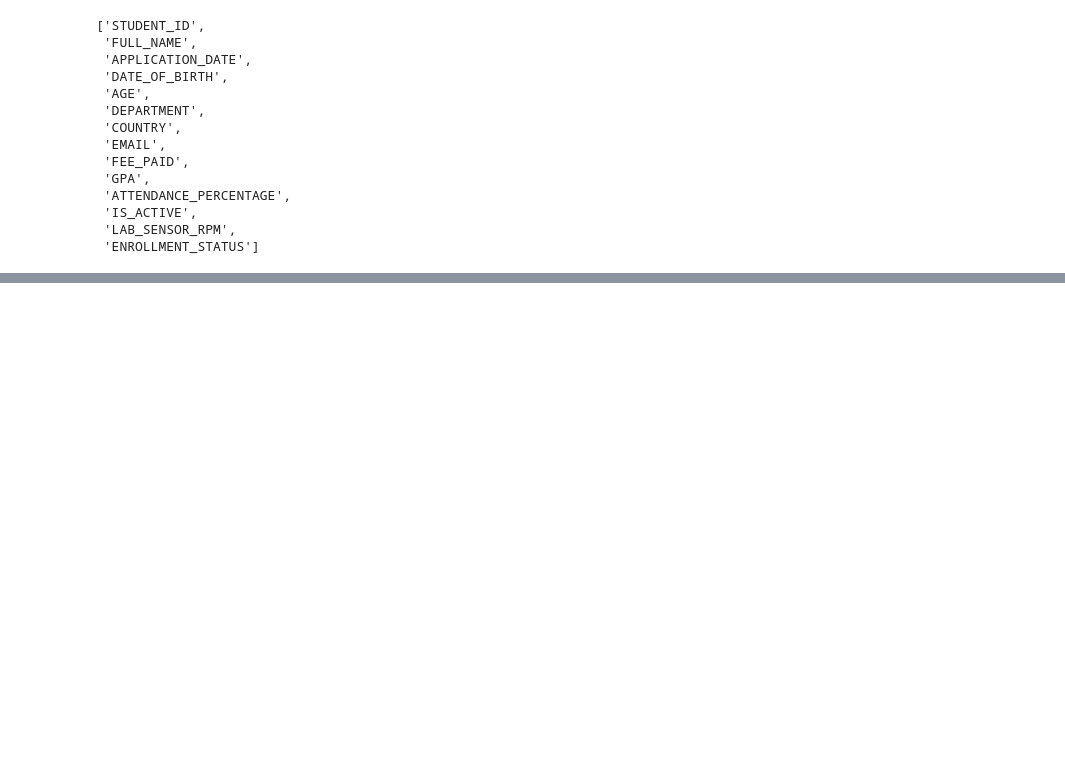
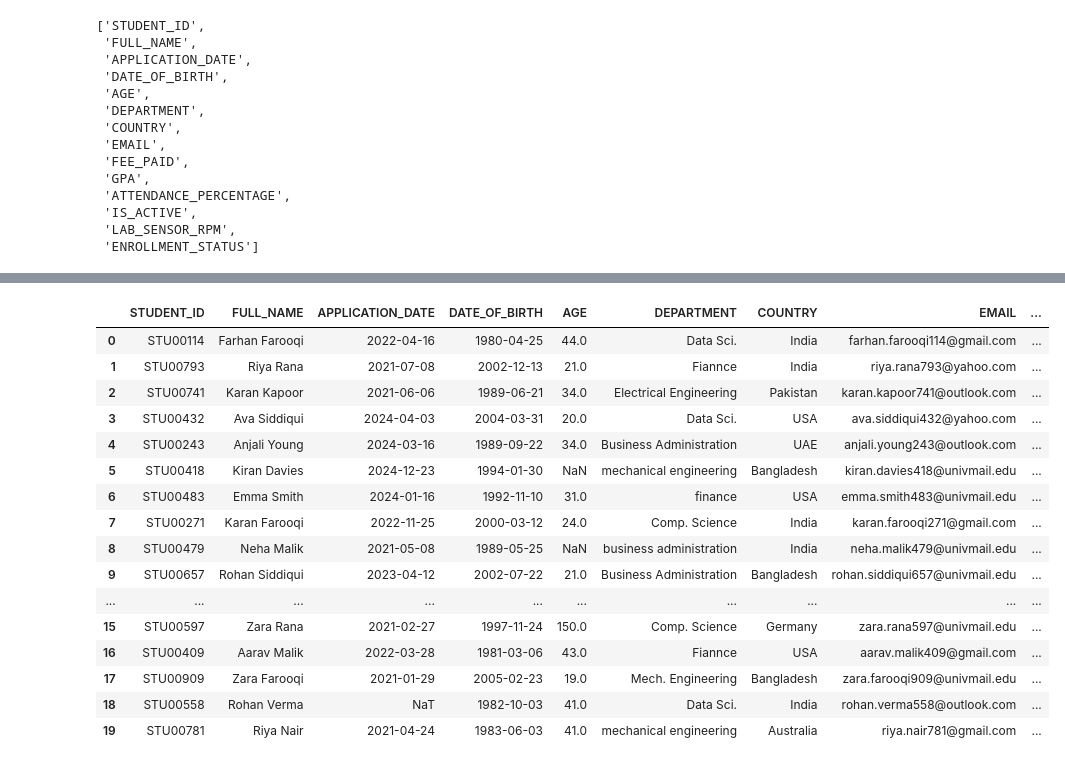
Before and after one commit to sohail-ansari0023/Becoming-A-Data-Analyst, a Jupyter notebook: Data_Cleaning_and_Preprocessing/notebooks/university_dataset.ipynb, the cells around one changed output, grey strips where cells are left out. Cells and saved outputs as stored; diff of their text form; code cells hidden in the pictures; blank space fills up the shorter version.

Commit message:
Did Deduplications, Targeted Types Casting both the part of Data Cleaning

```diff
--- a/Data_Cleaning_and_Preprocessing/notebooks/university_dataset.ipynb
+++ b/Data_Cleaning_and_Preprocessing/notebooks/university_dataset.ipynb
@@ -229,0 +237,15 @@ df.columns.tolist() # Final columns of dataframe perfectly standardized, which w
+# %%
+# let's count duplicates values in each rows.
+total_exact_duplicates: int = df.duplicated().sum()
+print(f'Found total of {total_exact_duplicates} exact duplicate rows')
+
+# View the actual duplicate rows (keep=False shows all copies of the duplicate)
+# print("\n-------Problem rows--------\n")
+#df[df.duplicated(keep=False)]
+
+# let's drop the exact duplicates and assign this new dataframe to df_clean.
+df_clean = df.drop_duplicates(ignore_index=True) # Ignore Index is very critical, to prevent miss indexing.
+
+# now let's check how many exact duplicates my new dataframe df_clean have. expected 0.
+total_dup_in_new_dataframe: int = df_clean.duplicated().sum()
+print(f'Number of duplicates in new Dataframe {total_dup_in_new_dataframe}')
@@ -229,0 +289,71 @@ df.columns.tolist() # Final columns of dataframe perfectly standardized, which w
+# %%
+# let's type cast the APPLICATION_DATE and DATE_OF_BIRTH.
+
+"""
+Handling dates is notoriously one of the most frustrating tasks in data engineering.
+
+Since, just Take a look at the APPLICATION_DATE Column we may encountered almost,
+five different fomate of dates. Along with exact format strings used in Python's
+strftime directive.
+
+16/04/2022    - '%d/%m/%Y'
+08-Jul-2021   - '%d-%b-%Y' {%b: Abbreviated month name(e.g., Jul)}
+2024-04-03    - '%Y-%m-%d'
+11/25/2022    - '%m/%d/%Y'
+May 08, 2021  - '%b %d, %Y' {%b: Abbreviated month name(e.g., Jul)}
+
+Now we're gonna Use a Cascading Fallback pipline, As senior engineers do,
+we explicitly define the exact formats that exist in our data, and use
+combine_first() or fillna() to parse them one by one.
+"""
+
+# 1. Create an empty Series of NaT (Not a Time) with the length of our original dataset.
+clean_dates_1 = pd.Series(pd.NaT, index=df_clean.index) # it'll will generate 975(actual len of dataset) NaT rows.
+clean_dates_2 = pd.Series(pd.NaT, index=df_clean.index)
+# NOTE: clean_dates_1 is for APPLICATION_DATE and clean_dates_2 is for DATE_OF_BIRTH
+
+# 2. Define the formate we know exists in the raw data.
+formats_to_try = [
+    '%d/%m/%Y',  # 16/04/2022
+    '%d-%b-%Y',  # 08-Jul-2021
+    '%Y-%m-%d',  # 2024-04-03
+    '%m/%d/%Y',  # 11/25/2022
+    '%b %d, %Y'  # May 08, 2021
+]
+
+# Loop through each format and parse dates from df_clean['APPLICATION_DATE'],
+# mathcing the format and replace it to our clean_dates Series, if the formate,
+# doesn't match, it leaves to NaT.
+# Then it tries format 2 ONLY on the remaining NaT rows.
+for fmt in formats_to_try:
+    # Attempt to parse
+    parsed_attempt_1 = pd.to_datetime(df_clean['APPLICATION_DATE'], format=fmt, errors='coerce')
+    parsed_attempt_2 = pd.to_datetime(df_clean['DATE_OF_BIRTH'], format=fmt, errors='coerce')
+
+    # Fill in the blanks of our clean dates series with any succeful parses.
+    clean_dates_1 = clean_dates_1.fillna(parsed_attempt_1)
+    clean_dates_2 = clean_dates_2.fillna(parsed_attempt_2)
+
+# At the last , Reassign the perfectly clean column back to the DataFrame.
+df_clean['APPLICATION_DATE'] = clean_dates_1
+df_clean['DATE_OF_BIRTH'] = clean_dates_2
+
+df_clean.head(20)
+# %% [output]
+|  | STUDENT_ID | FULL_NAME | APPLICATION_DATE | DATE_OF_BIRTH | AGE | DEPARTMENT | COUNTRY | EMAIL | ... |
+| 0 | STU00114 | Farhan Farooqi | 2022-04-16 | 1980-04-25 | 44.0 | Data Sci. | India | farhan.farooqi114@gmail.com | ... |
+| 1 | STU00793 | Riya Rana | 2021-07-08 | 2002-12-13 | 21.0 | Fiannce | India | riya.rana793@yahoo.com | ... |
+| 2 | STU00741 | Karan Kapoor | 2021-06-06 | 1989-06-21 | 34.0 | Electrical Engineering | Pakistan | karan.kapoor741@outlook.com | ... |
+| 3 | STU00432 | Ava Siddiqui | 2024-04-03 | 2004-03-31 | 20.0 | Data Sci. | USA | ava.siddiqui432@yahoo.com | ... |
+| 4 | STU00243 | Anjali Young | 2024-03-16 | 1989-09-22 | 34.0 | Business Administration | UAE | anjali.young243@outlook.com | ... |
+| 5 | STU00418 | Kiran Davies | 2024-12-23 | 1994-01-30 | NaN | mechanical engineering | Bangladesh | kiran.davies418@univmail.edu | ... |
+| 6 | STU00483 | Emma Smith | 2024-01-16 | 1992-11-10 | 31.0 | finance | USA | emma.smith483@univmail.edu | ... |
+| 7 | STU00271 | Karan Farooqi | 2022-11-25 | 2000-03-12 | 24.0 | Comp. Science | India | karan.farooqi271@gmail.com | ... |
+| 8 | STU00479 | Neha Malik | 2021-05-08 | 1989-05-25 | NaN | business administration | India | neha.malik479@univmail.edu | ... |
+| 9 | STU00657 | Rohan Siddiqui | 2023-04-12 | 2002-07-22 | 21.0 | Business Administration | Bangladesh | rohan.siddiqui657@univmail.edu | ... |
+| ... | ... | ... | ... | ... | ... | ... | ... | ... | ... |
+| 15 | STU00597 | Zara Rana | 2021-02-27 | 1997-11-24 | 150.0 | Comp. Science | Germany | zara.rana597@univmail.edu | ... |
+| 16 | STU00409 | Aarav Malik | 2022-03-28 | 1981-03-06 | 43.0 | Fiannce | USA | aarav.malik409@gmail.com | ... |
+| 17 | STU00909 | Zara Farooqi | 2021-01-29 | 2005-02-23 | 19.0 | Mech. Engineering | Bangladesh | zara.farooqi909@univmail.edu | ... |
+| 18 | STU00558 | Rohan Verma | NaT | 1982-10-03 | 41.0 | Data Sci. | India | rohan.verma558@outlook.com | ... |
+| 19 | STU00781 | Riya Nair | 2021-04-24 | 1983-06-03 | 41.0 | mechanical engineering | Australia | riya.nair781@gmail.com | ... |
```
Also changed, not shown: parts of 4 cells of this notebook.
